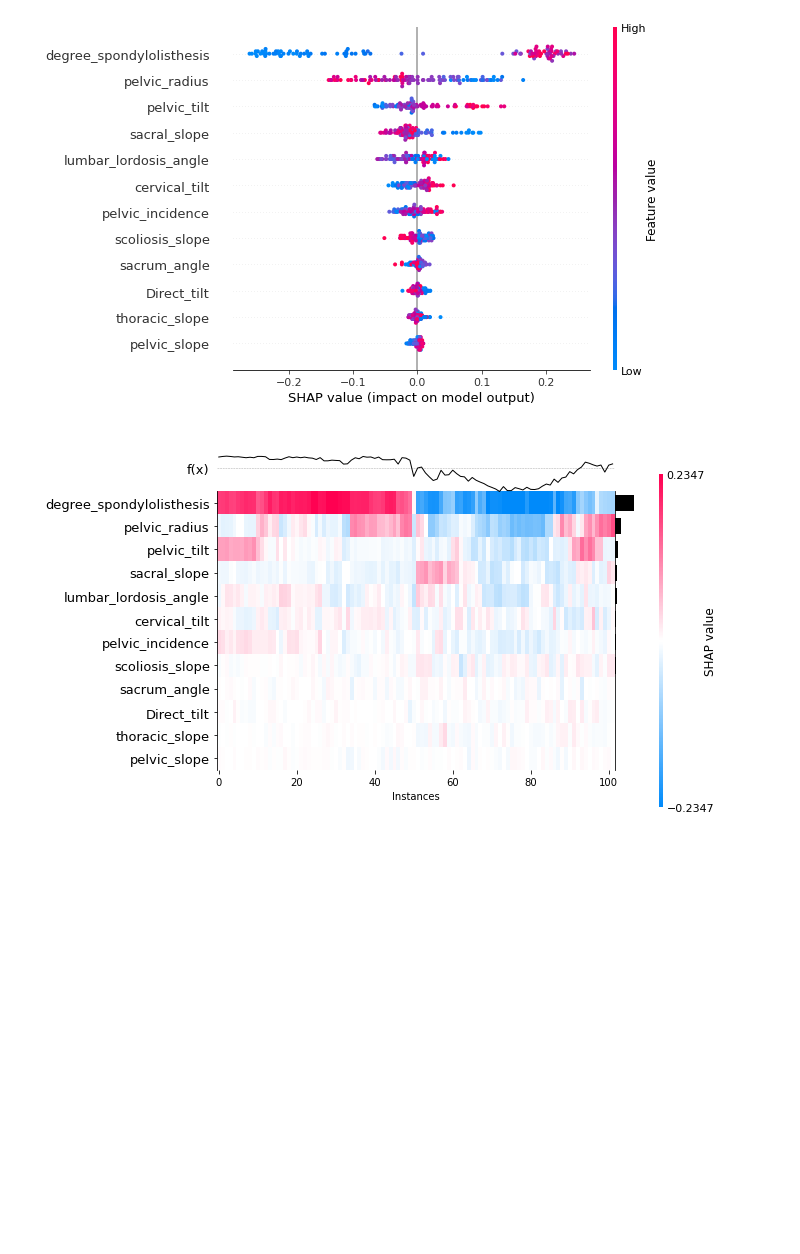
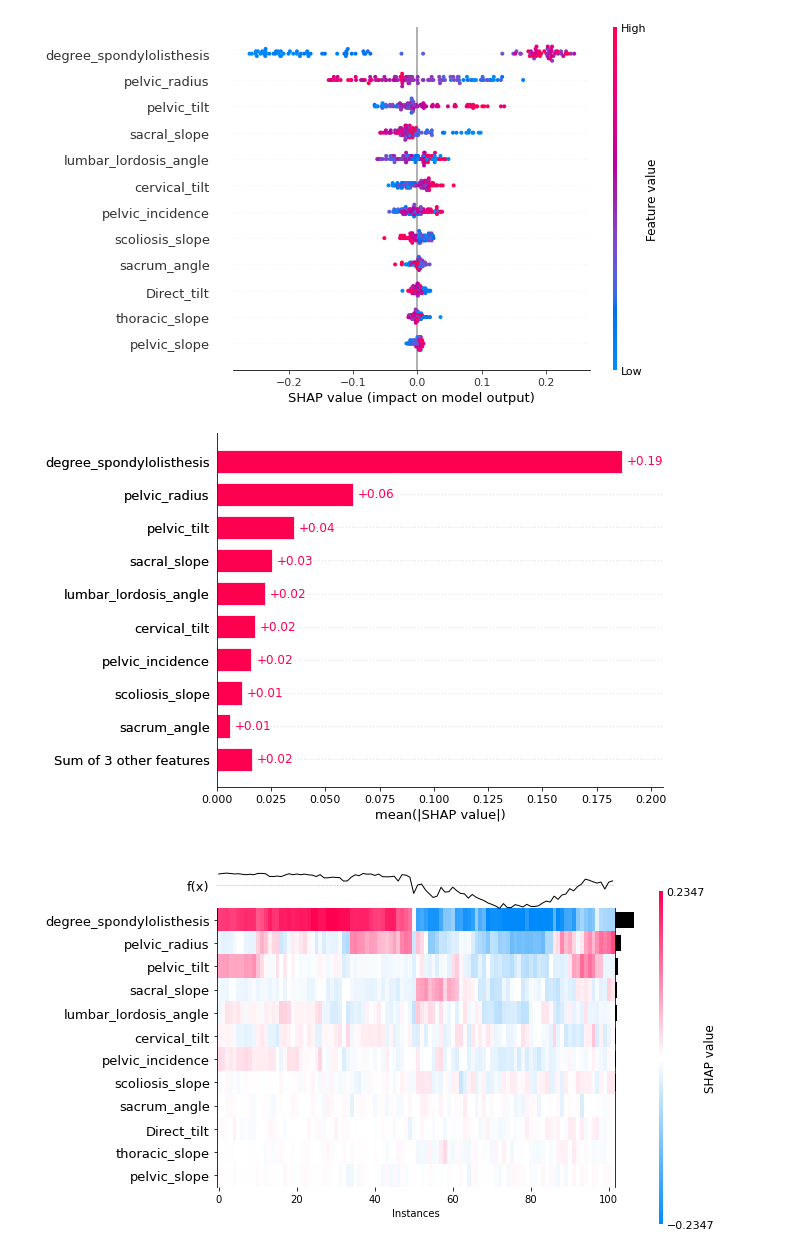
Before and after one commit to mhmdrdwn/spine, a Jupyter notebook: report.ipynb, the cells around one changed output. Saved outputs shown, nothing was run; the diff lists cells and outputs as text; code cells hidden in the pictures; blank space fills up the shorter version.

```diff
--- a/report.ipynb
+++ b/report.ipynb
@@ -478,6 +493,10 @@ shap.plots.waterfall(shap_values[0, :, 1], max_display=12)
 shap.plots.beeswarm(shap_values[:, :, 1], max_display=12)
 # %% [output]
 [figure]
+# %%
+shap.plots.bar(shap_values[:, :, 1].abs.mean(0))
+# %% [output]
+[figure, added]
 # %%
 shap.plots.heatmap(shap_values[:, :, 1], max_display=12)
 # %% [output]
```
Also changed, not shown: parts of 14 cells of this notebook.
